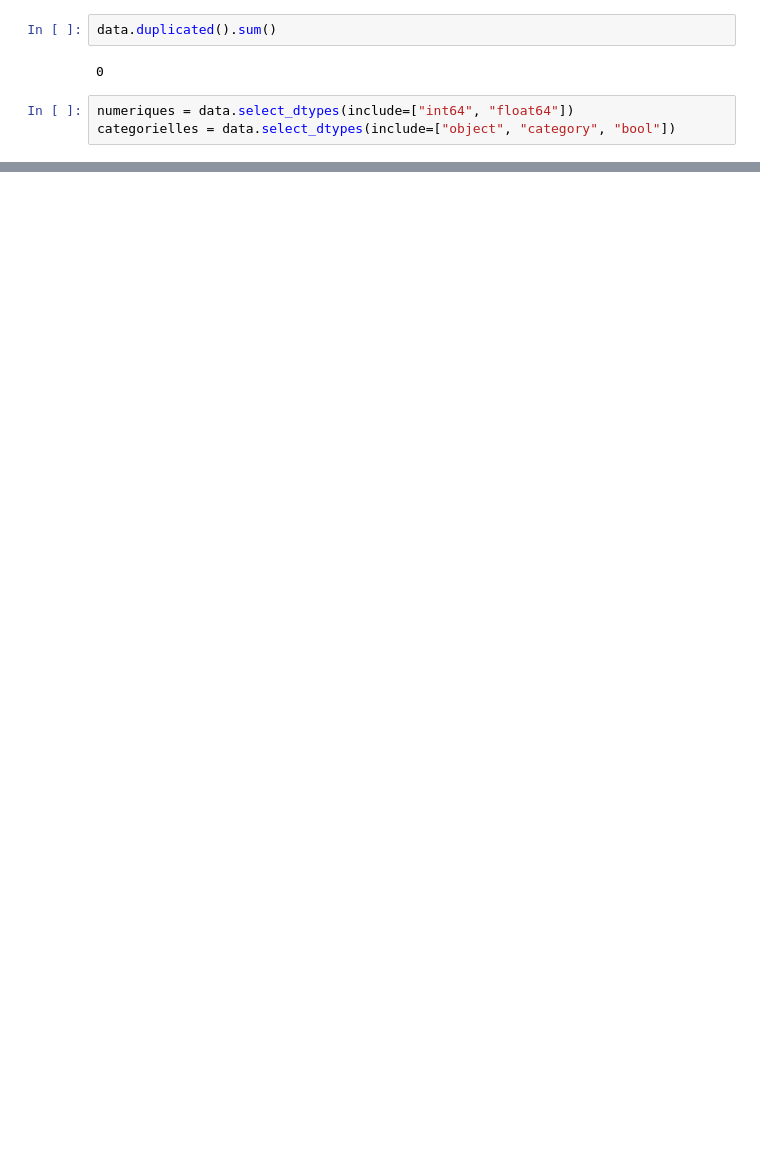
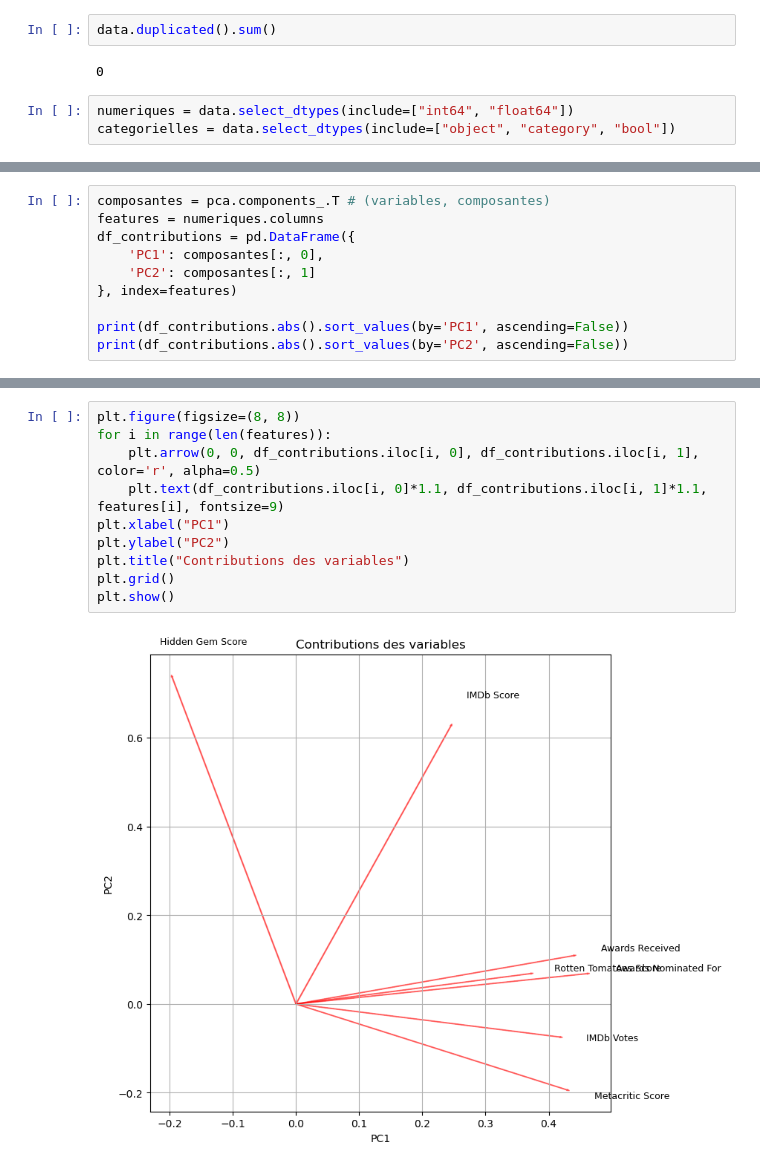
Before and after one commit to JMzhou-data/Portfolio, a Jupyter notebook: Netflix_analysis.ipynb, the cells around one changed output, grey strips where cells are left out. Drawn from its saved outputs; the diff is of its cells as text; blank space fills up the shorter version.

```diff
--- a/Netflix_analysis.ipynb
+++ b/Netflix_analysis.ipynb
@@ -98,0 +123,10 @@ Name: count, Length: 3836, dtype: int64
+# %%
+composantes = pca.components_.T # (variables, composantes)
+features = numeriques.columns
+df_contributions = pd.DataFrame({
+    'PC1': composantes[:, 0],
+    'PC2': composantes[:, 1]
+}, index=features)
+
+print(df_contributions.abs().sort_values(by='PC1', ascending=False))
+print(df_contributions.abs().sort_values(by='PC2', ascending=False))
@@ -98,0 +150,12 @@ Name: count, Length: 3836, dtype: int64
+# %%
+plt.figure(figsize=(8, 8))
+for i in range(len(features)):
+    plt.arrow(0, 0, df_contributions.iloc[i, 0], df_contributions.iloc[i, 1], color='r', alpha=0.5)
+    plt.text(df_contributions.iloc[i, 0]*1.1, df_contributions.iloc[i, 1]*1.1, features[i], fontsize=9)
+plt.xlabel("PC1")
+plt.ylabel("PC2")
+plt.title("Contributions des variables")
+plt.grid()
+plt.show()
+# %% [output]
+[figure, added]
```
Also changed, not shown: parts of 14 cells of this notebook, 1 other file.
